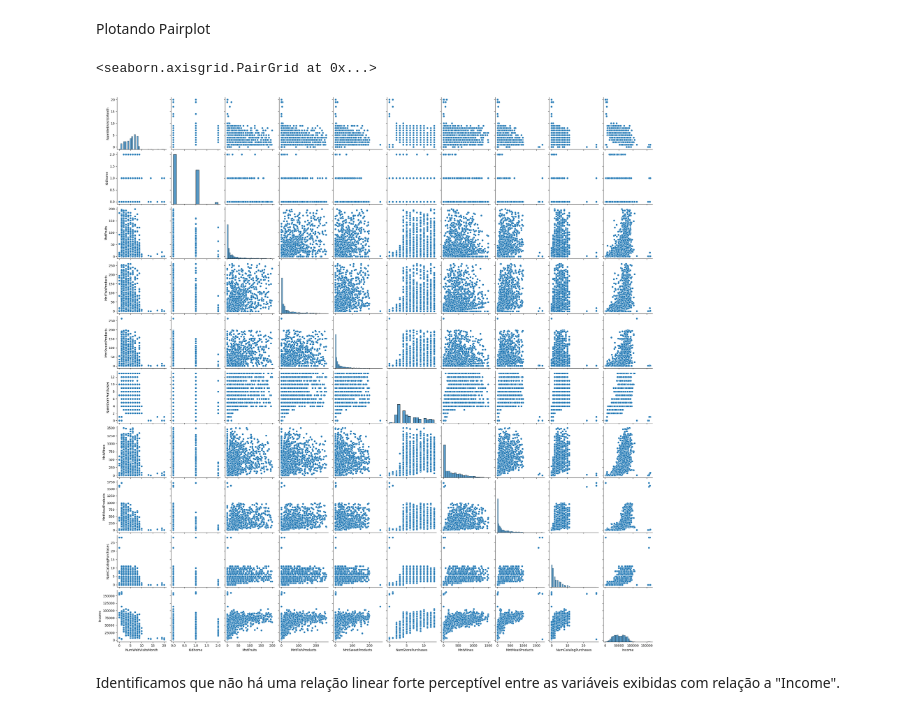
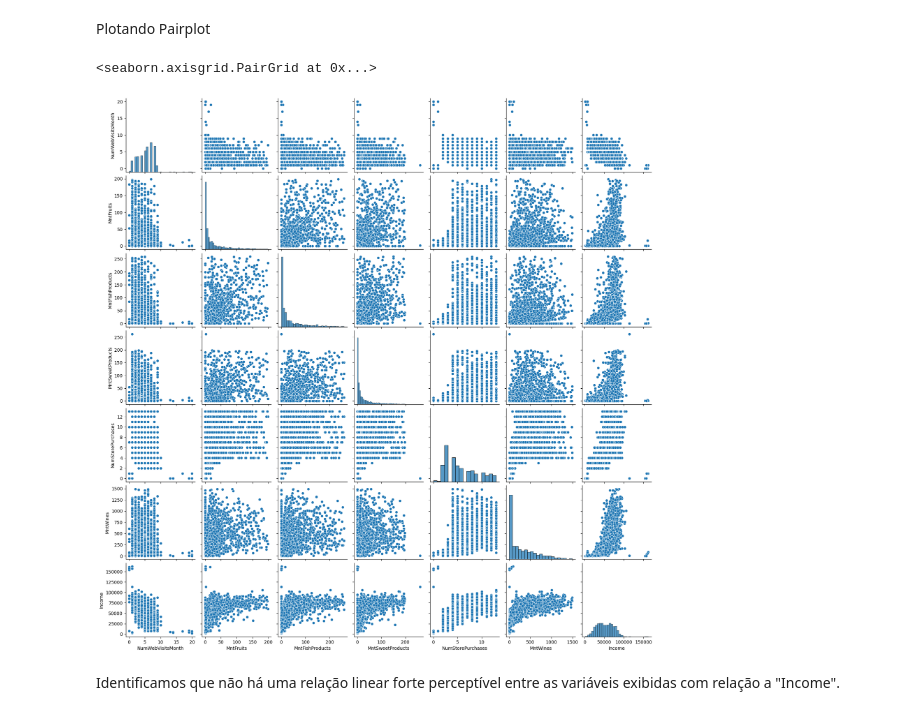
Before and after one commit to ferkrum/ifood-data-analyst-case, a Jupyter notebook: code/prep/preprocessing-4-adicionando-features.ipynb, the cells around one changed output. Saved outputs shown, nothing was run; the diff lists cells and outputs as text; code cells hidden in the pictures.

```diff
--- a/code/prep/preprocessing-4-adicionando-features.ipynb
+++ b/code/prep/preprocessing-4-adicionando-features.ipynb
@@ -308,13 +317,15 @@ memory usage: 542.3+ KB
 # %%
 # buscando variáveis categóricas:
 
-def listaCategoricas(df, uniqueMax, varCategoricas):
+# definindo uma funcao onde informamos a quantidade de valores únicos mínimos para ser considerada categórica
+def listaCategoricas(df, uniqueMax):
+    varCategoricas = []
     for i in df.columns:
        if (len(df[i].unique()) < uniqueMax) & (df[i].dtype == 'object'):
           varCategoricas.append(i)
+    return varCategoricas
 
-varCategoricas = []
-listaCategoricas(df, 26, varCategoricas)
+varCategoricas = listaCategoricas(df, 26)
 varCategoricas
 # %% [output]
 ['Education', 'Marital_Status']
@@ -488,13 +604,19 @@ Y = dfTreino['Income']
 # %% [markdown]
 Plotando Pairplot
 # %%
-X2 = dfTreino[['NumWebVisitsMonth', 'Kidhome', 'MntFruits', 'MntFishProducts', 'MntSweetProducts', 'NumStorePurchases', 'MntWines', 'MntMeatProducts', 'NumCatalogPurchases', 'Income']]
+X2 = dfTreino[['NumWebVisitsMonth',
+                'MntFruits',
+                'MntFishProducts',
+                'MntSweetProducts',
+                'NumStorePurchases',
+                'MntWines',
+                'Income']]
 import seaborn as sns
 #pairplot
 sns.pairplot(X2)
 # %% [output]
 <seaborn.axisgrid.PairGrid at 0x...>
-[figure, old version]
+[figure, new version]
 # %%
 # em uma documentação sugere transformar as colunas que n tem relação linear usando logaritmo
 #X2.MntMeatProducts = np.log(X2.MntMeatProducts)
```
Also changed, not shown: parts of 23 cells of this notebook.
